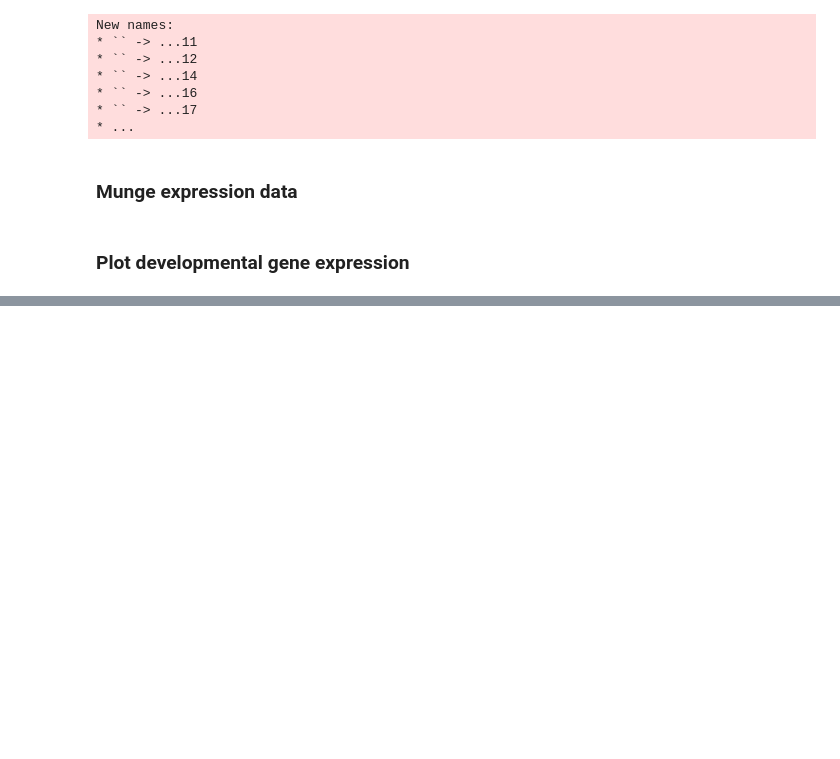
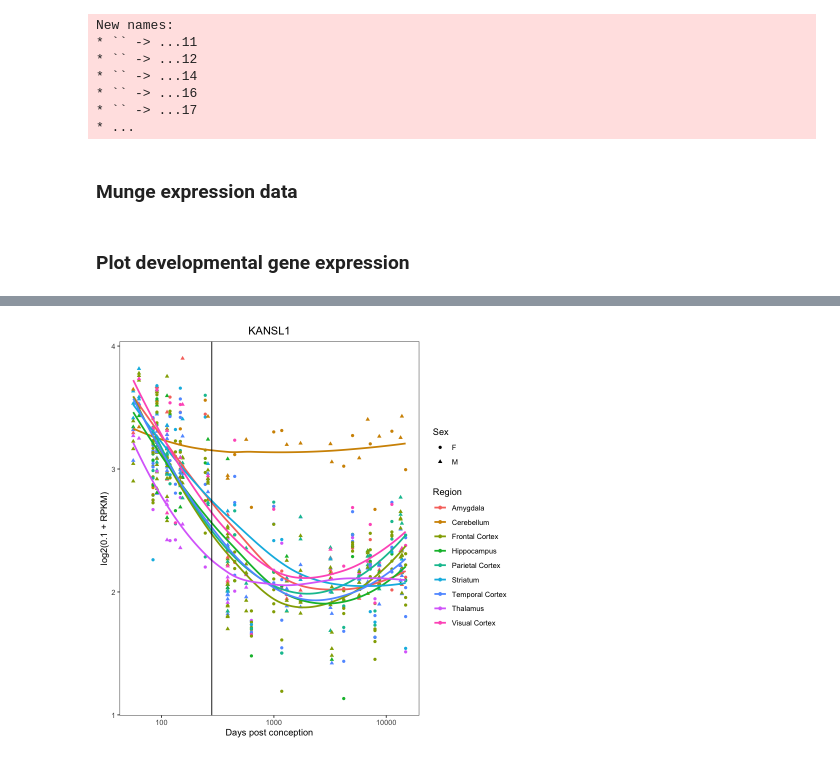
Before and after one commit to gandallab/BrainSpan-trajectory, a Jupyter notebook: BrainSpan-trajectory.ipynb, the cells around one changed output, grey strips where cells are left out. Cells and saved outputs as stored; diff of their text form; code cells hidden in the pictures; blank space fills up the shorter version.

```diff
--- a/BrainSpan-trajectory.ipynb
+++ b/BrainSpan-trajectory.ipynb
@@ -75,7 +76,7 @@ plot_expr <- function(gene) {
       ggplot(aes(x = Days, y = log2(.1 + RPKM), fill = Region, color = Region)) +
         geom_point(aes(shape = Sex)) +
         scale_x_log10() +
-        geom_smooth(alpha = .1, span = 1, se = FALSE) +
+        geom_smooth(method = "loess", formula = y ~ x, alpha = .1, span = 1, se = FALSE) +
         labs(x = "Days post conception") +
         ggtitle(annot$gene[ind]) +
         theme_bw() +
@@ -99,0 +86,5 @@ plot_expr("SHANK3")
+# %%
+plot_expr("KANSL1")
+ggsave("KANSL1.png", width = 800, height = 700, scale = 1/100, dpi = 600)
+# %% [output]
+[figure, added]
```
Also changed, not shown: parts of 4 cells of this notebook, 1 other file.
